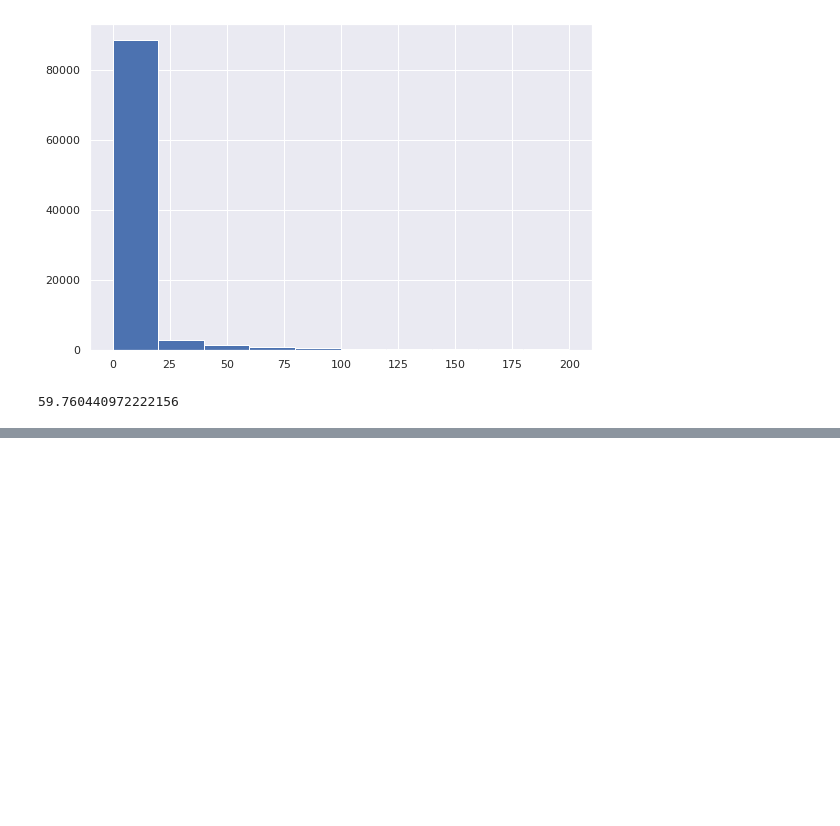
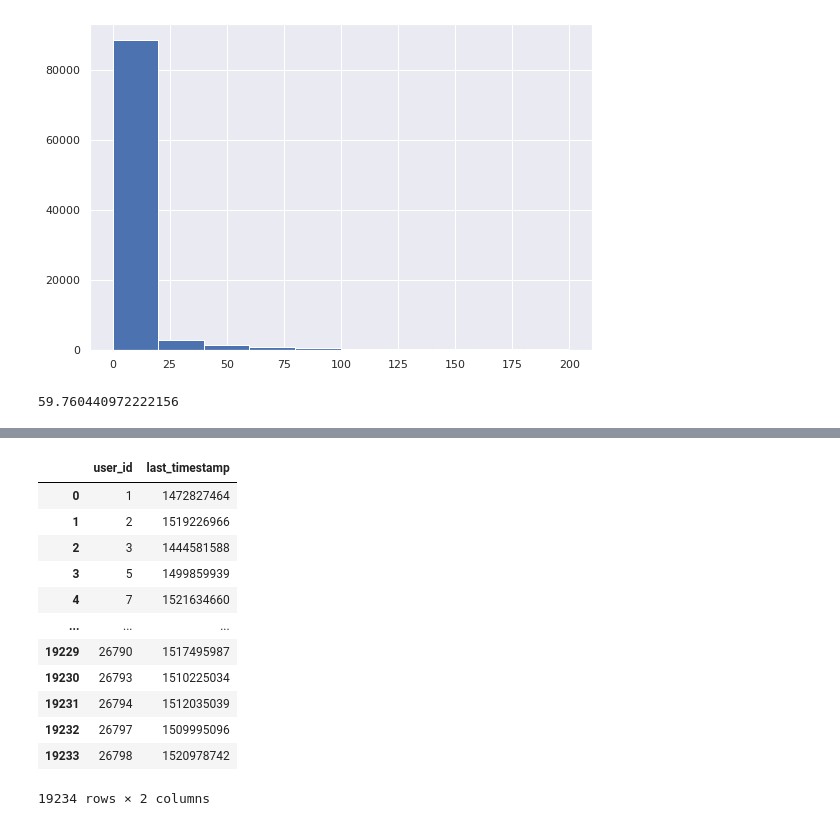
Before and after one commit to kmarenov/stepik_ML_DS_intro, a Jupyter notebook: stepik_ml_contest.ipynb, the cells around one changed output, grey strips where cells are left out. Cells and saved outputs as stored; diff of their text form; code cells hidden in the pictures; blank space fills up the shorter version.

```diff
--- a/stepik_ml_contest.ipynb
+++ b/stepik_ml_contest.ipynb
@@ -137,0 +155,19 @@ gap_data.quantile(0.95)
+# %%
+users_data = events_data.groupby('user_id', as_index=False).agg({'timestamp': 'max'}) \
+    .rename(columns={'timestamp': 'last_timestamp'})
+# %%
+users_data
+# %% [output]
+|  | user_id | last_timestamp |
+| 0 | 1 | 1472827464 |
+| 1 | 2 | 1519226966 |
+| 2 | 3 | 1444581588 |
+| 3 | 5 | 1499859939 |
+| 4 | 7 | 1521634660 |
+| ... | ... | ... |
+| 19229 | 26790 | 1517495987 |
+| 19230 | 26793 | 1510225034 |
+| 19231 | 26794 | 1512035039 |
+| 19232 | 26797 | 1509995096 |
+| 19233 | 26798 | 1520978742 |
+19234 rows × 2 columns
```
Also changed, not shown: parts of 5 cells of this notebook.
